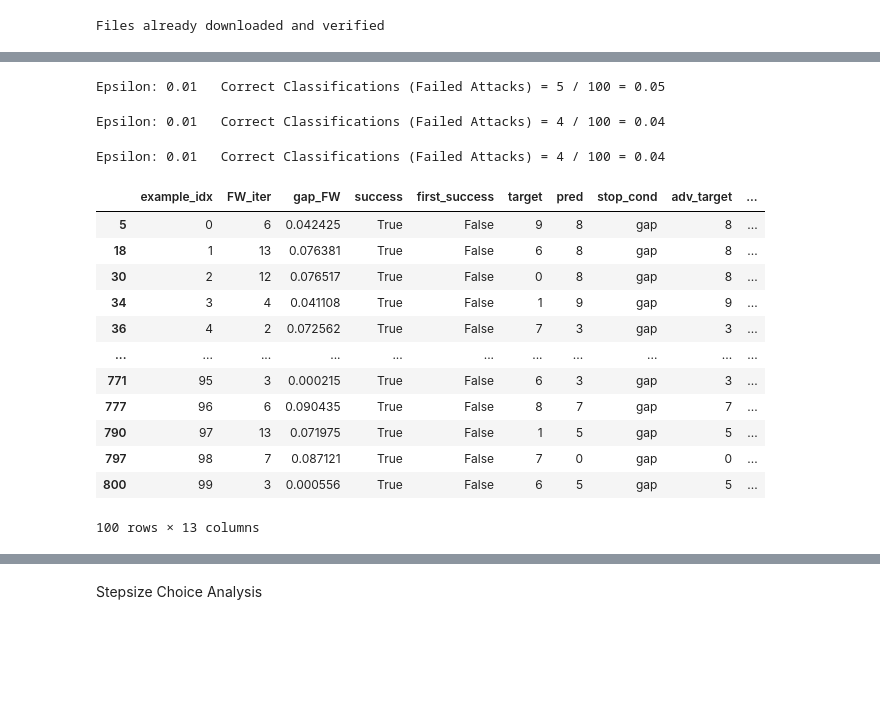
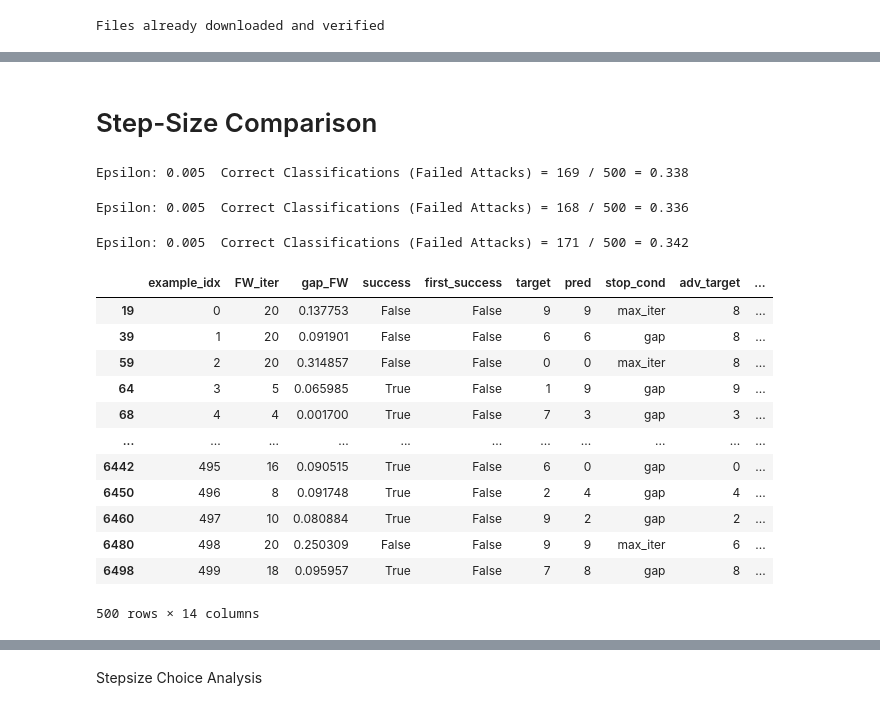
Before and after one commit to TannerAGraves/FW-variants-for-WB-Adversarial-Attacks, a Jupyter notebook: test attacks.ipynb, the cells around one changed output, grey strips where cells are left out. Saved outputs shown, nothing was run; the diff lists cells and outputs as text; code cells hidden in the pictures; blank space fills up the shorter version.

```diff
--- a/test attacks.ipynb
+++ b/test attacks.ipynb
@@ -47,0 +50,31 @@ Files already downloaded and verified
+# %%
+hist_dfs = []
+final_hist_dfs = []
+hist = None
+
+debug = True
+targeted = True
+epsilon = 0.005
+ex_savers = []
+algs = ['fw', 'fw_momentum']# 'fw_away', 'fw_pair']
+#algs = ['fw']
+fw_stepsize_rule = 'decay'
+for alg in algs:
+    ex_saver = example_saver()
+    acc, ex, hist = test(target_mdl, device,
+                         epsilon = epsilon,
+                         num_fw_iter = 20,
+                         method = alg,
+                         early_stopping = 'gap_FW',
+                         fw_stepsize_rule = fw_stepsize_rule,
+                         gap_FW_tol = 1E-1,
+                         targeted = targeted,
+                         num_test = 500,
+                         ex_saver=ex_saver,
+                         norm_p=-1, # -1 for infnty norm
+                         seed=11)
+    ex_savers.append(ex_saver)
+    hist_dfs.append(hist)
+    final_hist = hist.groupby('example_idx').tail(1)
+    final_hist_dfs.append(final_hist) # hist with just the rows of last FW iters
+final_hist_dfs[-1]
@@ -48,54 +231,50 @@ Files already downloaded and verified
+# %% [markdown]
+# Step-Size Comparison
 # %%
 hist_dfs = []
 final_hist_dfs = []
 hist = None
 
 debug = True
 targeted = True
-epsilon = 0.01
+epsilon = 0.005
 ex_savers = []
-# Run test for each epsilon
-#algs = ['fw', 'fw_away', 'fw_pair']
-algs = ['fw']
-fw_stepsize_rule = 'amjo'
-#algs = ['fw_away']
-#for alg in algs:
-alg = 'fw'
+alg = 'fw_pair' # 'fw_away', 'fw_pair']
 rules = ['decay', 'amjo', 'ls']
 for step_rule in rules:
     fw_stepsize_rule = step_rule
     ex_saver = example_saver()
     acc, ex, hist = test(target_mdl, device,
                          epsilon = epsilon,
                          num_fw_iter = 20,
                          method = alg,
                          early_stopping = 'gap_FW',
                          fw_stepsize_rule = fw_stepsize_rule,
                          gap_FW_tol = 1E-1,
                          targeted = targeted,
-                         num_test = 100,
+                         num_test = 500,
                          ex_saver=ex_saver,
                          norm_p=-1, # -1 for infnty norm
                          seed=11)
     ex_savers.append(ex_saver)
     hist_dfs.append(hist)
     final_hist = hist.groupby('example_idx').tail(1)
     final_hist_dfs.append(final_hist) # hist with just the rows of last FW iters
 final_hist_dfs[-1]
 # %% [output]
-Epsilon: 0.01   Correct Classifications (Failed Attacks) = 5 / 100 = 0.05
+Epsilon: 0.005  Correct Classifications (Failed Attacks) = 169 / 500 = 0.338
-Epsilon: 0.01   Correct Classifications (Failed Attacks) = 4 / 100 = 0.04
+Epsilon: 0.005  Correct Classifications (Failed Attacks) = 168 / 500 = 0.336
-Epsilon: 0.01   Correct Classifications (Failed Attacks) = 4 / 100 = 0.04
+Epsilon: 0.005  Correct Classifications (Failed Attacks) = 171 / 500 = 0.342
 |  | example_idx | FW_iter | gap_FW | success | first_success | target | pred | stop_cond | adv_target | ... |
-| 5 | 0 | 6 | 0.042425 | True | False | 9 | 8 | gap | 8 | ... |
-| 18 | 1 | 13 | 0.076381 | True | False | 6 | 8 | gap | 8 | ... |
-| 30 | 2 | 12 | 0.076517 | True | False | 0 | 8 | gap | 8 | ... |
-| 34 | 3 | 4 | 0.041108 | True | False | 1 | 9 | gap | 9 | ... |
-| 36 | 4 | 2 | 0.072562 | True | False | 7 | 3 | gap | 3 | ... |
+| 19 | 0 | 20 | 0.137753 | False | False | 9 | 9 | max_iter | 8 | ... |
+| 39 | 1 | 20 | 0.091901 | False | False | 6 | 6 | gap | 8 | ... |
+| 59 | 2 | 20 | 0.314857 | False | False | 0 | 0 | max_iter | 8 | ... |
+| 64 | 3 | 5 | 0.065985 | True | False | 1 | 9 | gap | 9 | ... |
+| 68 | 4 | 4 | 0.001700 | True | False | 7 | 3 | gap | 3 | ... |
 | ... | ... | ... | ... | ... | ... | ... | ... | ... | ... | ... |
-| 771 | 95 | 3 | 0.000215 | True | False | 6 | 3 | gap | 3 | ... |
-| 777 | 96 | 6 | 0.090435 | True | False | 8 | 7 | gap | 7 | ... |
-| 790 | 97 | 13 | 0.071975 | True | False | 1 | 5 | gap | 5 | ... |
-| 797 | 98 | 7 | 0.087121 | True | False | 7 | 0 | gap | 0 | ... |
-| 800 | 99 | 3 | 0.000556 | True | False | 6 | 5 | gap | 5 | ... |
+| 6442 | 495 | 16 | 0.090515 | True | False | 6 | 0 | gap | 0 | ... |
+| 6450 | 496 | 8 | 0.091748 | True | False | 2 | 4 | gap | 4 | ... |
+| 6460 | 497 | 10 | 0.080884 | True | False | 9 | 2 | gap | 2 | ... |
+| 6480 | 498 | 20 | 0.250309 | False | False | 9 | 9 | max_iter | 6 | ... |
+| 6498 | 499 | 18 | 0.095957 | True | False | 7 | 8 | gap | 8 | ... |
-100 rows × 13 columns
+500 rows × 14 columns
```
Also changed, not shown: parts of 27 cells of this notebook, 9 other files.
